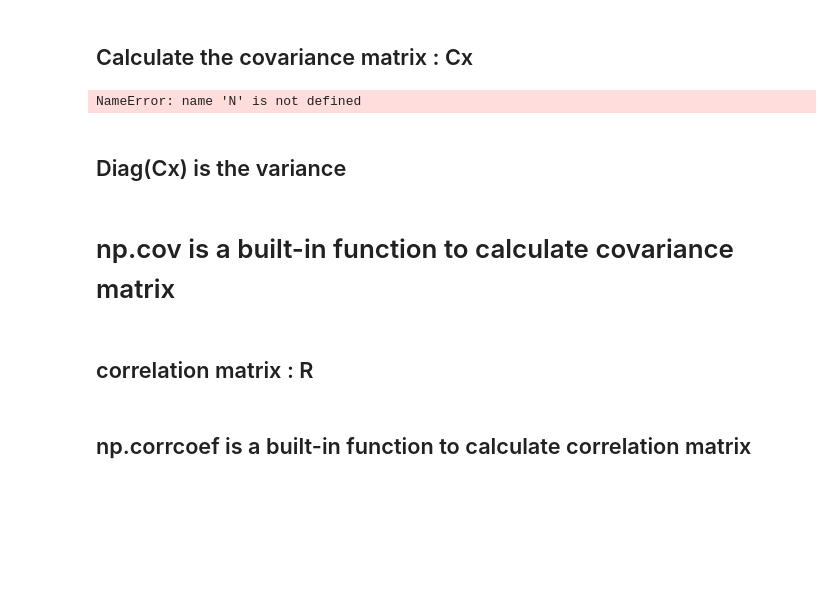
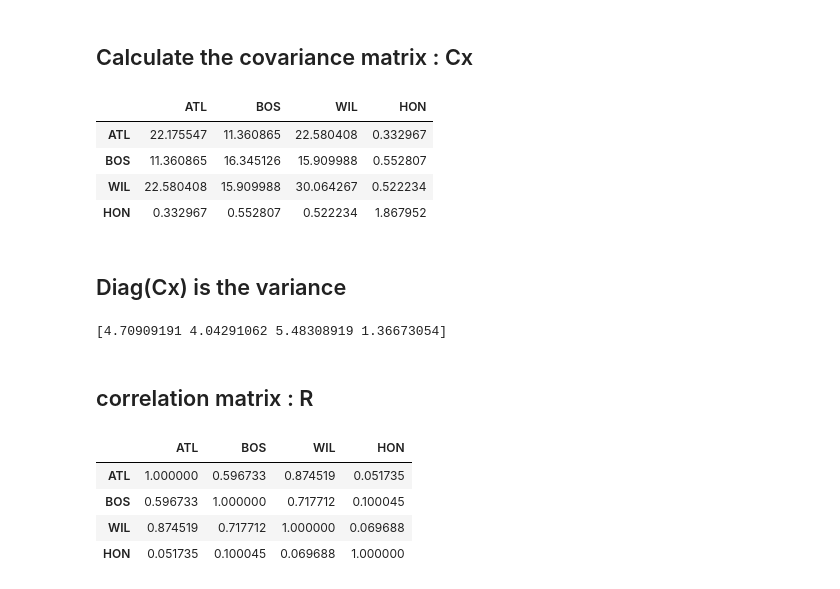
Before and after one commit to eas2655-taka/matlab_scripts, a Jupyter notebook: F2020/correlation.ipynb, the cells around one changed output. Saved outputs shown, nothing was run; the diff lists cells and outputs as text; code cells hidden in the pictures; blank space fills up the shorter version.

```diff
--- a/F2020/correlation.ipynb
+++ b/F2020/correlation.ipynb
@@ -70,7 +72,2 @@ plt.ylabel('Honolulu');
 # %% [markdown]
 ## Calculate the covariance matrix : Cx
-# %%
-A[np.isnan(A)]=0
-Cx=1/(N-1)*np.dot(np.transpose(A),A)
-# %% [output]
-NameError: name 'N' is not defined
@@ -79,7 +74,18 @@ print(Cx)
+# %%
+C=np.cov(A)
+# %%
+df=pd.DataFrame(C,index=['ATL','BOS','WIL','HON'],columns=['ATL','BOS','WIL','HON'])
+df.style
+# %% [output]
+|  | ATL | BOS | WIL | HON |
+| ATL | 22.175547 | 11.360865 | 22.580408 | 0.332967 |
+| BOS | 11.360865 | 16.345126 | 15.909988 | 0.552807 |
+| WIL | 22.580408 | 15.909988 | 30.064267 | 0.522234 |
+| HON | 0.332967 | 0.552807 | 0.522234 | 1.867952 |
 # %% [markdown]
 ## Diag(Cx) is the variance
 # %%
-s=np.sqrt(np.diag(Cx))
+s=np.sqrt(np.diag(C))
 print(s)
+# %% [output]
+[4.70909191 4.04291062 5.48308919 1.36673054]
-# %% [markdown]
-# np.cov is a built-in function to calculate covariance matrix
@@ -93,2 +93,0 @@ print(R)
-# %% [markdown]
-## np.corrcoef is a built-in function to calculate correlation matrix
@@ -97,0 +94,10 @@ print(R)
+# %%
+R=np.corrcoef(A)
+df=pd.DataFrame(R,index=['ATL','BOS','WIL','HON'],columns=['ATL','BOS','WIL','HON'])
+df.style
+# %% [output]
+|  | ATL | BOS | WIL | HON |
+| ATL | 1.000000 | 0.596733 | 0.874519 | 0.051735 |
+| BOS | 0.596733 | 1.000000 | 0.717712 | 0.100045 |
+| WIL | 0.874519 | 0.717712 | 1.000000 | 0.069688 |
+| HON | 0.051735 | 0.100045 | 0.069688 | 1.000000 |
```
Also changed, not shown: parts of 14 cells of this notebook.
